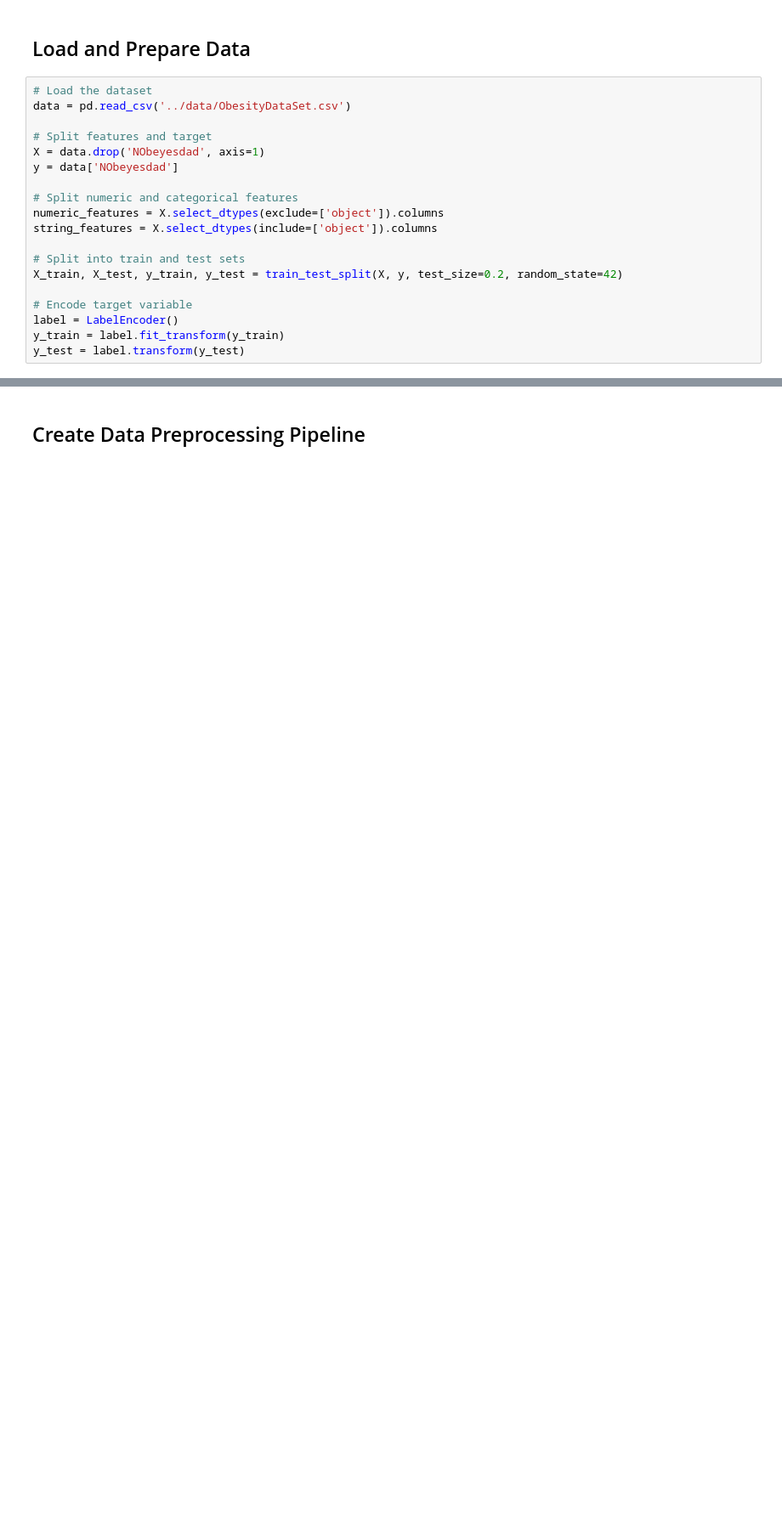
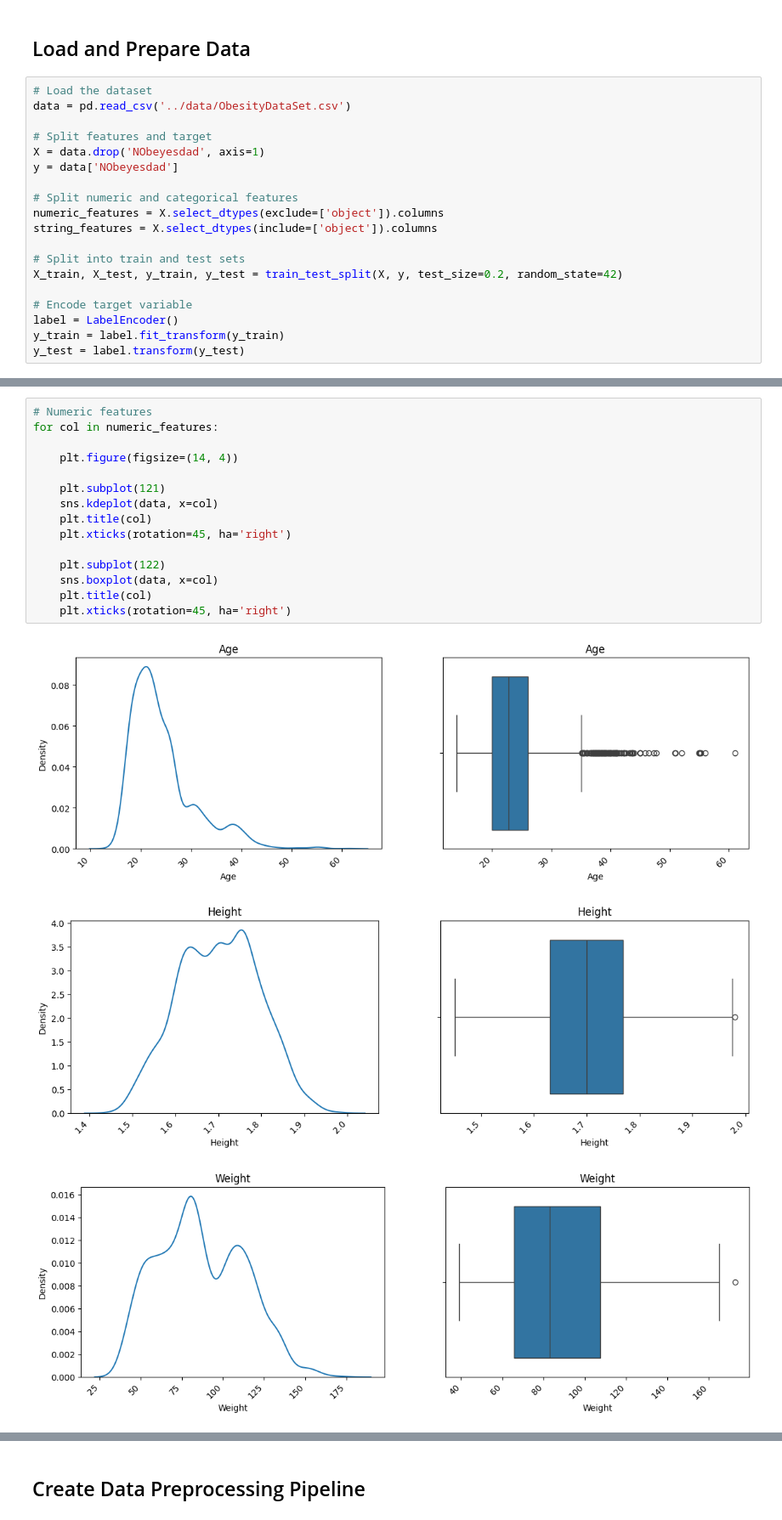
Before and after one commit to pulkit8690/Obesity-or-CVD-risk, a Jupyter notebook: Notebook/ObesityPredictionModel.ipynb, the cells around one changed output, grey strips where cells are left out. Shown: that part at 85% size. Saved outputs shown, nothing was run; the diff lists cells and outputs as text; blank space fills up the shorter version.

```diff
--- a/Notebook/ObesityPredictionModel.ipynb
+++ b/Notebook/ObesityPredictionModel.ipynb
@@ -39,0 +73,19 @@ y_test = label.transform(y_test)
+# %%
+# Numeric features
+for col in numeric_features:
+
+    plt.figure(figsize=(14, 4))
+
+    plt.subplot(121)
+    sns.kdeplot(data, x=col)
+    plt.title(col)
+    plt.xticks(rotation=45, ha='right')
+
+    plt.subplot(122)
+    sns.boxplot(data, x=col)
+    plt.title(col)
+    plt.xticks(rotation=45, ha='right')
+# %% [output]
+[figure, added]
+[figure, added]
+[figure, added]
```
Also changed, not shown: parts of 8 cells of this notebook, 2 other files.
